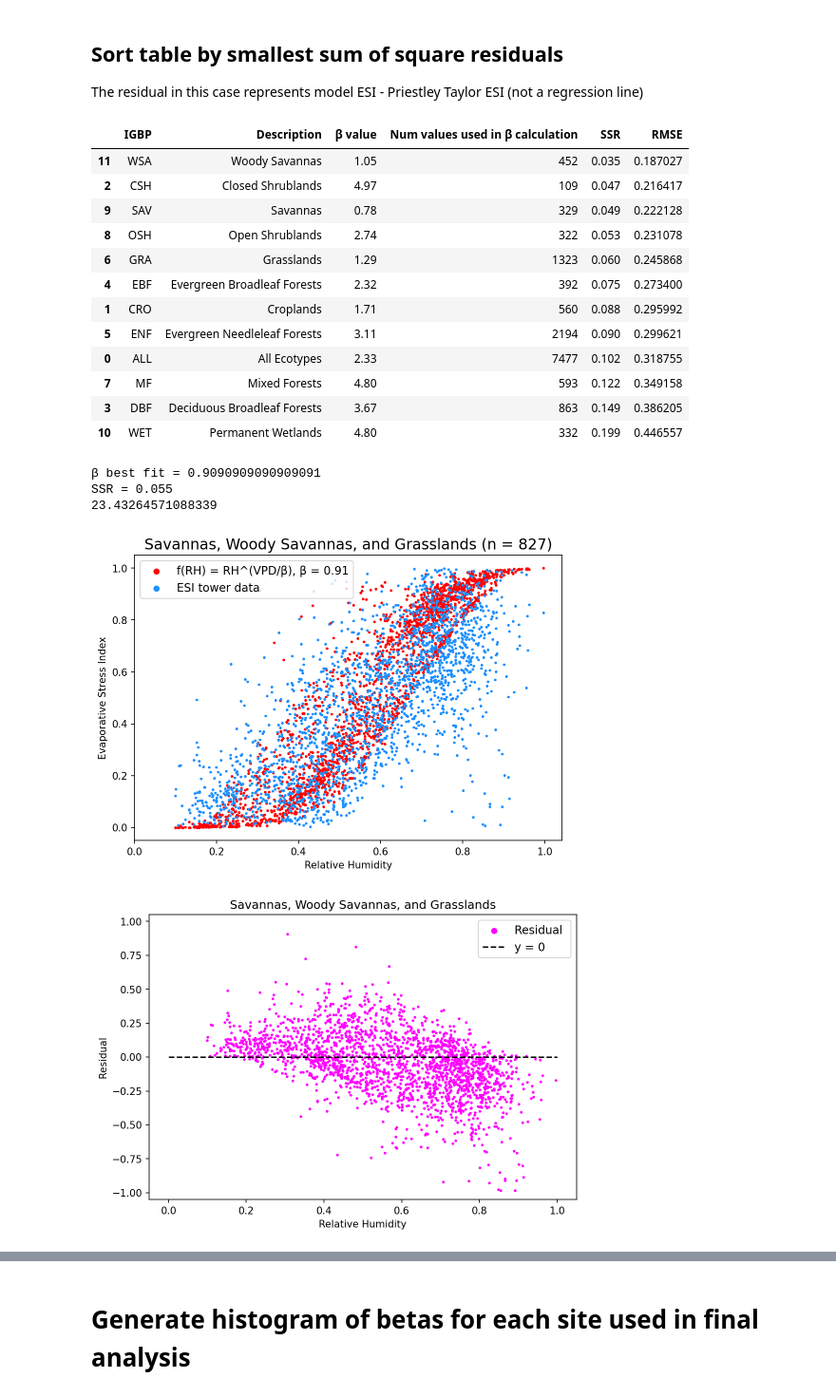
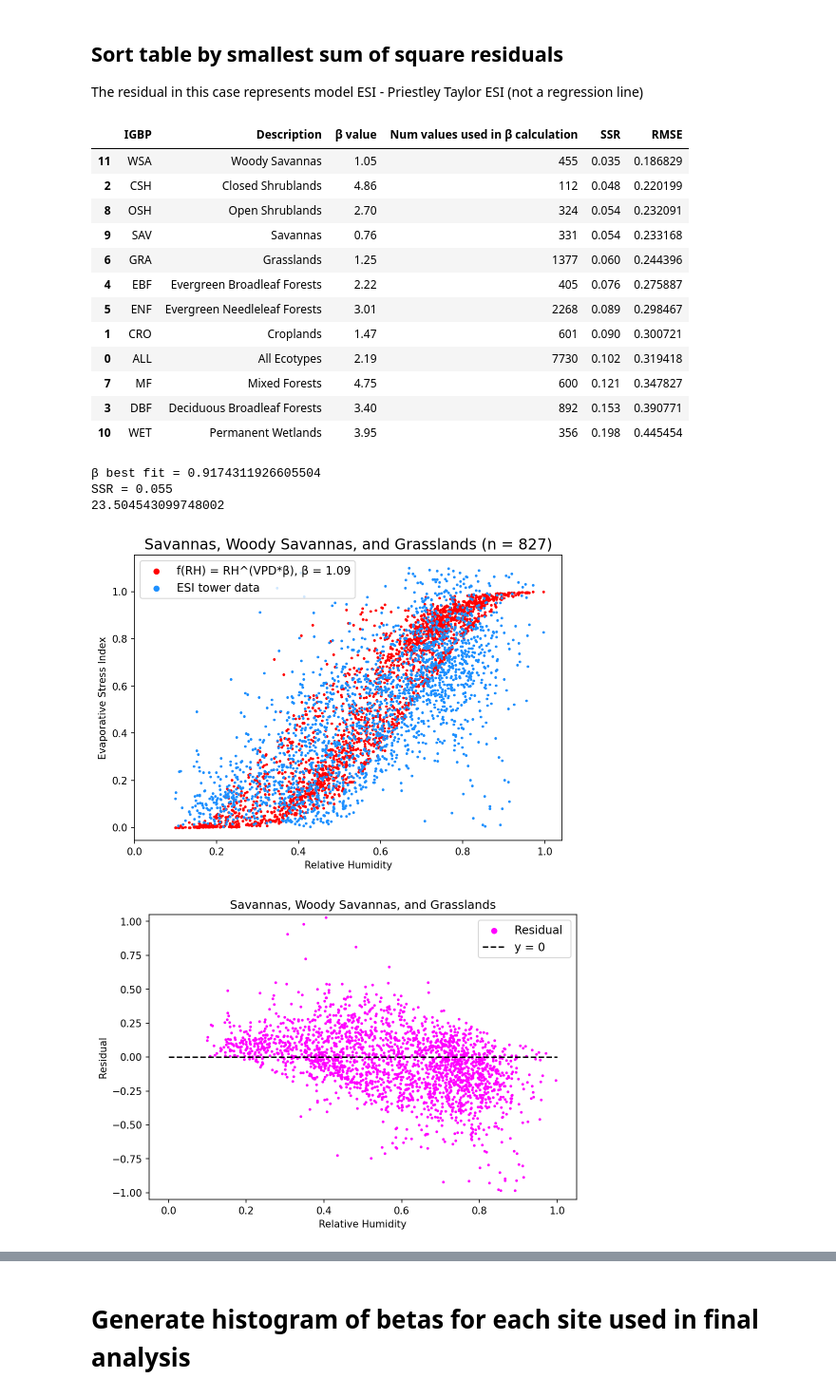
Before and after one commit to nicolejkeeney/fluxnet_ESI, a Jupyter notebook: FLUXNET_ecotype_analysis.ipynb, the cells around one changed output, grey strips where cells are left out. Shown at 95% size. Drawn from its saved outputs; the diff is of its cells as text; code cells hidden in the pictures.

```diff
--- a/FLUXNET_ecotype_analysis.ipynb
+++ b/FLUXNET_ecotype_analysis.ipynb
@@ -63,7 +63,7 @@ for site in site_names:
     fluxSite = fluxMonthly.loc[fluxMonthly["FLUXNET-ID"] == site].reset_index(drop = True)
 
     # Compute ESI from Priestly Taylor equation
-    fluxSite = utils.addESI_PT(fluxSite, upperLimit = 1)
+    fluxSite = utils.addESI_PT(fluxSite, upperLimit = 1.1)
 
     # Compute Beta
     betaSite = utils.minimize_b(x = fluxSite['RH'].values,
@@ -128,7 +128,7 @@ for ecotype in dfECO['IGBP'].values:
         fluxEco = fluxMonthly.loc[fluxMonthly['IGBP'] == ecotype].reset_index(drop = True)
 
     #compute ESI from Priestly Taylor equation
-    fluxEco = utils.addESI_PT(fluxEco, upperLimit = 1)
+    fluxEco = utils.addESI_PT(fluxEco, upperLimit = 1.1)
 
     #compute Beta
     betaEco = utils.minimize_b(x = fluxEco['RH'].values, y = fluxEco['ESI PT (W/m^2)'].values, VPD = fluxEco['VPD (kPa)'].values)
@@ -179,7 +179,7 @@ for i in range(len(ecoList)):
 
     #plot
     utils.plotESI(RH = df['RH'].values, ESI_PT = df['ESI PT (W/m^2)'].values, ESI_B = df['model ESI (W/m^2)'].values, Beta = dfECO['β value'].values[i], title = dfECO['Description'].values[i] + ' (n = ' + str(dfECO['Num values used in β calculation'].values[i]) + ')',
-                  markersize = 5, figPath = 'figs/FLUXNET_analysis/ecotype/' + dfECO['IGBP'].values[i] + '.png')
+                  markersize = 5)
 
 #add SSR as column to table
 dfECO['SSR'] = SSRList
@@ -208,18 +208,18 @@ dfECO = dfECO.sort_values(by = 'RMSE', ascending = True)
 display(dfECO)
 # %% [output]
 |  | IGBP | Description | β value | Num values used in β calculation | SSR | RMSE |
-| 11 | WSA | Woody Savannas | 1.05 | 452 | 0.035 | 0.187027 |
-| 2 | CSH | Closed Shrublands | 4.97 | 109 | 0.047 | 0.216417 |
-| 9 | SAV | Savannas | 0.78 | 329 | 0.049 | 0.222128 |
-| 8 | OSH | Open Shrublands | 2.74 | 322 | 0.053 | 0.231078 |
-| 6 | GRA | Grasslands | 1.29 | 1323 | 0.060 | 0.245868 |
-| 4 | EBF | Evergreen Broadleaf Forests | 2.32 | 392 | 0.075 | 0.273400 |
-| 1 | CRO | Croplands | 1.71 | 560 | 0.088 | 0.295992 |
-| 5 | ENF | Evergreen Needleleaf Forests | 3.11 | 2194 | 0.090 | 0.299621 |
-| 0 | ALL | All Ecotypes | 2.33 | 7477 | 0.102 | 0.318755 |
-| 7 | MF | Mixed Forests | 4.80 | 593 | 0.122 | 0.349158 |
-| 3 | DBF | Deciduous Broadleaf Forests | 3.67 | 863 | 0.149 | 0.386205 |
-| 10 | WET | Permanent Wetlands | 4.80 | 332 | 0.199 | 0.446557 |
+| 11 | WSA | Woody Savannas | 1.05 | 455 | 0.035 | 0.186829 |
+| 2 | CSH | Closed Shrublands | 4.86 | 112 | 0.048 | 0.220199 |
+| 8 | OSH | Open Shrublands | 2.70 | 324 | 0.054 | 0.232091 |
+| 9 | SAV | Savannas | 0.76 | 331 | 0.054 | 0.233168 |
+| 6 | GRA | Grasslands | 1.25 | 1377 | 0.060 | 0.244396 |
+| 4 | EBF | Evergreen Broadleaf Forests | 2.22 | 405 | 0.076 | 0.275887 |
+| 5 | ENF | Evergreen Needleleaf Forests | 3.01 | 2268 | 0.089 | 0.298467 |
+| 1 | CRO | Croplands | 1.47 | 601 | 0.090 | 0.300721 |
+| 0 | ALL | All Ecotypes | 2.19 | 7730 | 0.102 | 0.319418 |
+| 7 | MF | Mixed Forests | 4.75 | 600 | 0.121 | 0.347827 |
+| 3 | DBF | Deciduous Broadleaf Forests | 3.40 | 892 | 0.153 | 0.390771 |
+| 10 | WET | Permanent Wetlands | 3.95 | 356 | 0.198 | 0.445454 |
 # %%
 #compile best fit ecotypes into a single dataframe
 ecoListBestFit = []
@@ -230,39 +230,39 @@ for ecotype in ['WSA', 'SAV', 'GRA']:
         ecoListBestFit.append(fluxEco)
 
 df = pd.concat(ecoListBestFit).reset_index()
 
 #compute ESI from Priestly Taylor equation
 df = utils.addESI_PT(df)
 
 #compute Beta
 betaEco = utils.minimize_b(x = df['RH'].values, y = df['ESI PT (W/m^2)'].values, VPD = df['VPD (kPa)'].values)
 print('β best fit = ' + str(1/betaEco))
 
 #add ESI parameterization from Beta calculation as column to the table
 ESI_B = [utils.f_RH(RH = df['RH'].values[i], VPD = df['VPD (kPa)'].values[i], B = betaEco) for i in range(len(df))]
 df.insert(loc = 4, column = 'model ESI (W/m^2)', value = ESI_B)
 
 #calculate residuals
 residuals = np.array([df['ESI PT (W/m^2)'][i]-df['model ESI (W/m^2)'][i] for i in range(len(df['ESI PT (W/m^2)']))])
 SSR = round(np.mean(np.abs(residuals**2)),3)
 print('SSR = ' + str(SSR))
 
 #rmse
 rms = mean_squared_error(df['ESI PT (W/m^2)'].values, df['model ESI (W/m^2)'].values, squared=False)
 print(rms*100)
 
 #plot
 utils.plotESI(RH = df['RH'].values, ESI_PT = df['ESI PT (W/m^2)'].values, ESI_B = df['model ESI (W/m^2)'].values, Beta = betaEco,
-              title = "Savannas, Woody Savannas, and Grasslands (n = 827)", markersize = 3, figPath = 'figs/FLUXNET_analysis/model_vs_tower.png')
+              title = "Savannas, Woody Savannas, and Grasslands (n = 827)", markersize = 3)
 
 #plot residuals
-utils.plotResiduals(RH = df['RH'].values, residuals = residuals, title = "Savannas, Woody Savannas, and Grasslands", figPath = 'figs/FLUXNET_analysis/residuals.png')
+utils.plotResiduals(RH = df['RH'].values, residuals = residuals, title = "Savannas, Woody Savannas, and Grasslands")
 # %% [output]
-β best fit = 0.9090909090909091
+β best fit = 0.9174311926605504
 SSR = 0.055
-23.43264571088339
+23.504543099748002
-[figure, old version]
+[figure, new version]
-[figure, old version]
+[figure, new version]
 # %%
 #initialize figure and axes
 fig = plt.figure(figsize = (6,4))
```
Also changed, not shown: parts of 8 cells of this notebook, 34 other files.
